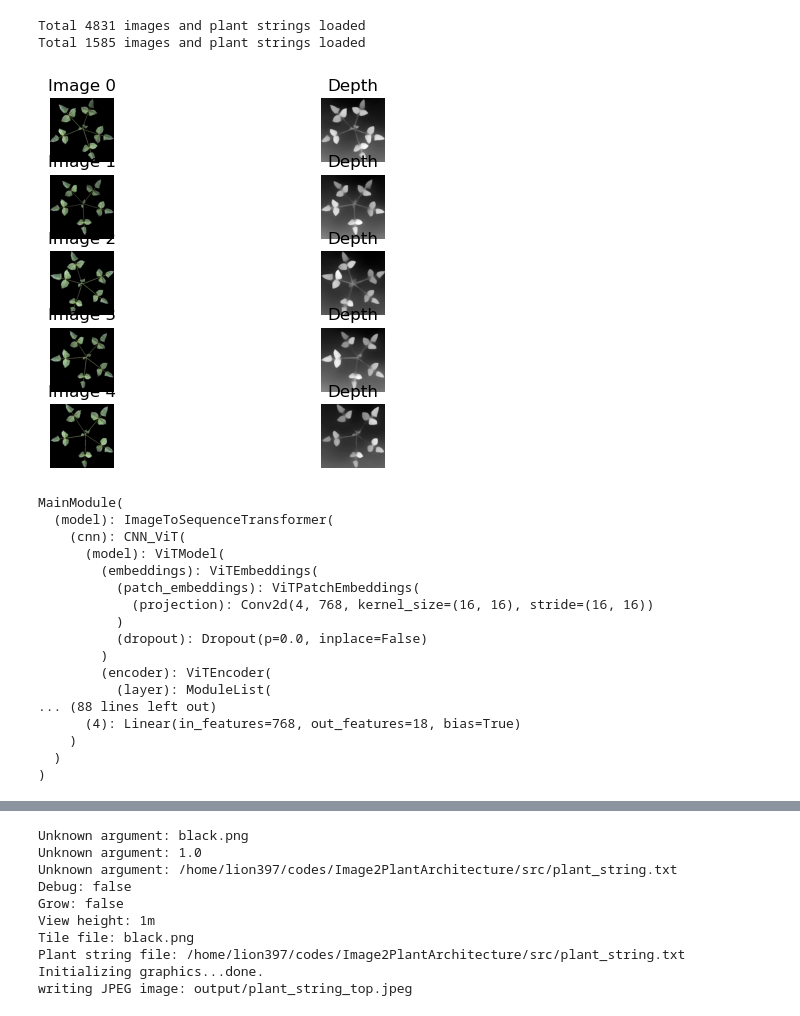
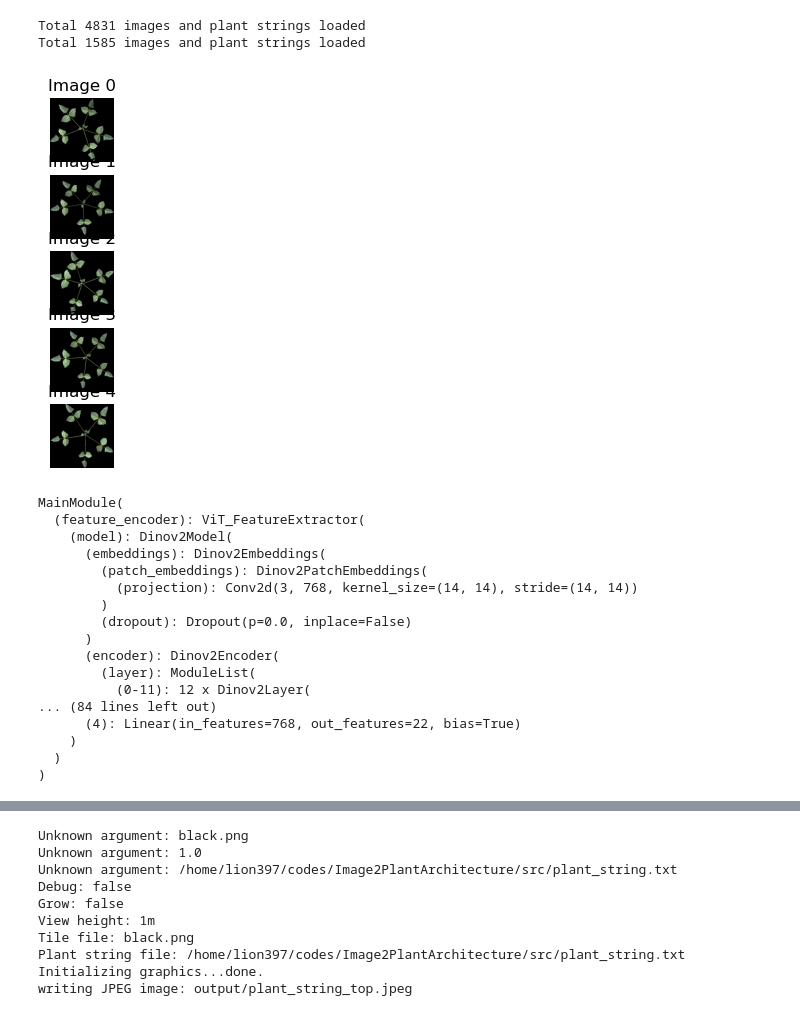
Before and after one commit to GEMINI-Breeding/Image2PlantArchitecture, a Jupyter notebook: src/evaluate.ipynb, the cells around one changed output, grey strips where cells are left out. Drawn from its saved outputs; the diff is of its cells as text; code cells hidden in the pictures.

```diff
--- a/src/evaluate.ipynb
+++ b/src/evaluate.ipynb
@@ -34,7 +34,10 @@ device = eval_config.device
 from torch.utils.data import DataLoader
 from plant_dataset import PlantDataset
 
-transform = eval_config.transform
+transform = transforms.Compose([
+                        transforms.ToTensor(),
+                        transforms.Normalize(mean=[0.5, 0.5, 0.5], std=[0.5, 0.5, 0.5])
+        ])
 image_size = 224
 
 from plant_tokenizer import PAD_token
@@ -54,11 +57,11 @@ if os.path.exists(saved_train_dataset_name) and False:
 else:
     preload = False
     process_leaf = True
-    train_dataset = PlantDataset(dataset_dir, plot=["000", "001", "002",], transform=transform, use_depth=True, preload=preload,
+    train_dataset = PlantDataset(dataset_dir, plot=["000", "001", "002",], transform=transform, load_depth=False, preload=preload,
                                  process_leaf=process_leaf,
                                  image_size=image_size)
     #train_dataset = PlantDataset("../_data/Syn2Real_cowpea/Syn2Real_cowpea", plot=["000"], transform=transform)
-    val_dataset = PlantDataset(dataset_dir, plot=["003"], transform=transform, use_depth=True, preload=preload,
+    val_dataset = PlantDataset(dataset_dir, plot=["003"], transform=transform, load_depth=False, preload=preload,
                                process_leaf=process_leaf,
                                image_size=image_size)
 
@@ -73,55 +76,55 @@ Total 1585 images and plant strings loaded
 # %%
 # Show some images
 import matplotlib.pyplot as plt
 import numpy as np
 import torchvision
 
 # train_dataset = PlantDataset("../_data/Syn2Real_cowpea/Syn2Real_cowpea", plot=["000", "001", "002", "003"], transform=transform,dry_run=True,use_depth=False)
 
 import cv2
 n = 5
 for i in range(n):
     #image, vecs, _ = train_dataset[-i-1]
     image, vecs, _ = train_dataset[i]
     image = image.permute(1, 2, 0)
     image_rgb = image[:, :, :3]
     img = cv2.normalize(np.array(image_rgb.cpu()), None, alpha=0, beta=255, norm_type=cv2.NORM_MINMAX, dtype=cv2.CV_8U)
     # img = cv2.cvtColor(img, cv2.COLOR_BGR2RGB)
     plt.subplot(5, 2, 2*i+1)
     plt.imshow(img)
     plt.title(f"Image {i}")
     plt.axis('off')
 
-    if train_dataset.use_depth:
+    if train_dataset.load_depth:
         image_depth = image[:, :, 3]
         img = cv2.normalize(np.array(image_depth.cpu()), None, alpha=0, beta=255, norm_type=cv2.NORM_MINMAX, dtype=cv2.CV_8U)
         plt.subplot(5, 2, 2*i+2)
         plt.imshow(img, cmap='gray')
         plt.title("Depth")
         plt.axis('off')
 # %% [output]
-[figure, old version]
+[figure, new version]
 # %%
 from models.plightning import MainModule
-model = MainModule.load_from_checkpoint("../log/Image2Helios_20241001_FullTransformer/version_1/checkpoints/last.ckpt")
+model = MainModule.load_from_checkpoint("../log/20241015_FullStructure_FixedBug/version_0/checkpoints/best_epoch=05.ckpt")
 model = model.to(device)
 model.eval()
 # model.freeze()
 # %% [output]
 MainModule(
-  (model): ImageToSequenceTransformer(
-    (cnn): CNN_ViT(
-      (model): ViTModel(
-        (embeddings): ViTEmbeddings(
-          (patch_embeddings): ViTPatchEmbeddings(
-            (projection): Conv2d(4, 768, kernel_size=(16, 16), stride=(16, 16))
-          )
-          (dropout): Dropout(p=0.0, inplace=False)
+  (feature_encoder): ViT_FeatureExtractor(
+    (model): Dinov2Model(
+      (embeddings): Dinov2Embeddings(
+        (patch_embeddings): Dinov2PatchEmbeddings(
+          (projection): Conv2d(3, 768, kernel_size=(14, 14), stride=(14, 14))
         )
-        (encoder): ViTEncoder(
-          (layer): ModuleList(
-... (88 lines left out)
-      (4): Linear(in_features=768, out_features=18, bias=True)
+        (dropout): Dropout(p=0.0, inplace=False)
+      )
+      (encoder): Dinov2Encoder(
+        (layer): ModuleList(
+          (0-11): 12 x Dinov2Layer(
+... (84 lines left out)
+      (4): Linear(in_features=768, out_features=22, bias=True)
     )
   )
 )
```
Also changed, not shown: parts of 2 cells of this notebook, 3 other files.
